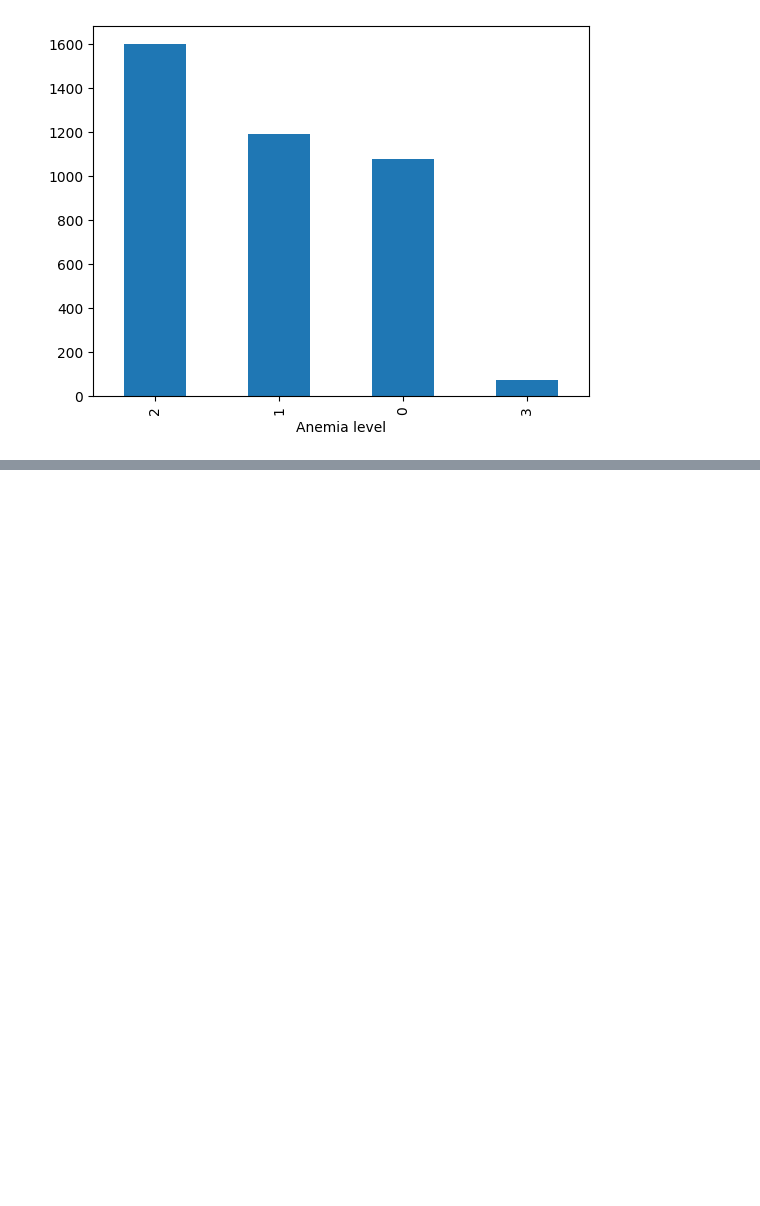
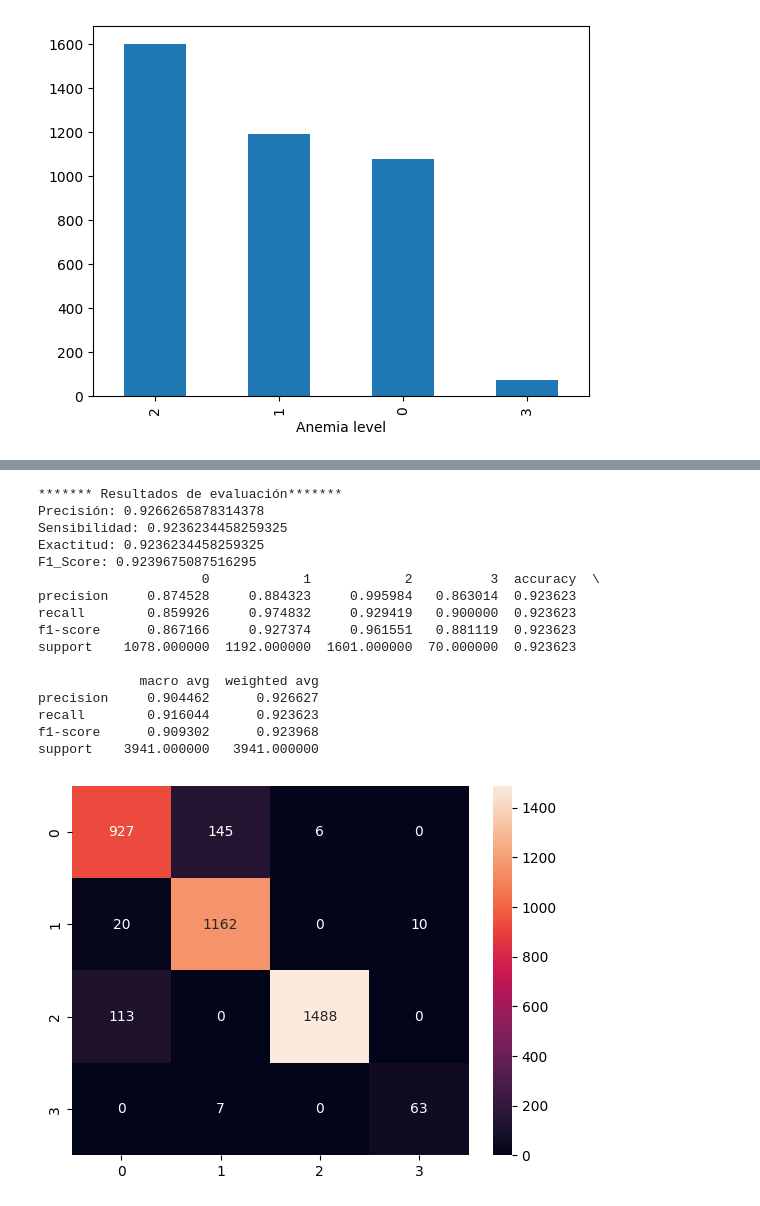
Before and after one commit to samuelperezh/factores-anemia-mineria, a Jupyter notebook: modelos.ipynb, the cells around one changed output, grey strips where cells are left out. Saved outputs shown, nothing was run; the diff lists cells and outputs as text; code cells hidden in the pictures; blank space fills up the shorter version.

```diff
--- a/modelos.ipynb
+++ b/modelos.ipynb
@@ -168,0 +245,23 @@ X_test.head()
+# %%
+precision, sensibilidad, exactitud, f1score = evaluacion_modelos(modelTree, X_test, Y_test)
+
+medidas = pd.DataFrame(index=['Precisión', 'Sensibilidad', 'Exactitud', 'F1_Score'])
+medidas['DecisionTree'] = [precision, sensibilidad, exactitud, f1score]
+# %% [output]
+******* Resultados de evaluación*******
+Precisión: 0.9266265878314378
+Sensibilidad: 0.9236234458259325
+Exactitud: 0.9236234458259325
+F1_Score: 0.9239675087516295
+                     0            1            2          3  accuracy  \
+precision     0.874528     0.884323     0.995984   0.863014  0.923623
+recall        0.859926     0.974832     0.929419   0.900000  0.923623
+f1-score      0.867166     0.927374     0.961551   0.881119  0.923623
+support    1078.000000  1192.000000  1601.000000  70.000000  0.923623
+
+             macro avg  weighted avg
+precision     0.904462      0.926627
+recall        0.916044      0.923623
+f1-score      0.909302      0.923968
+support    3941.000000   3941.000000
+[figure, added]
```
Also changed, not shown: parts of 33 cells of this notebook.
